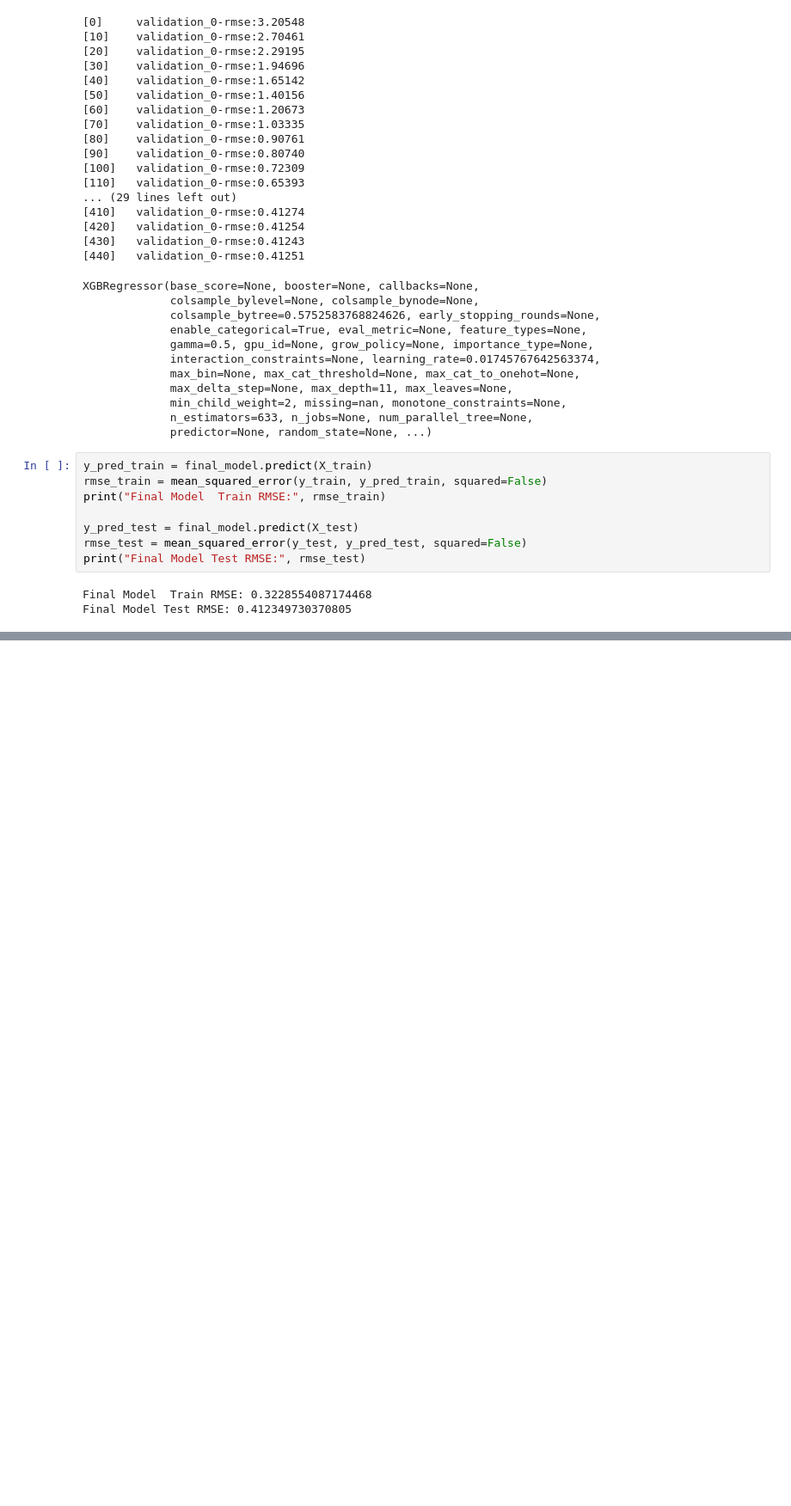
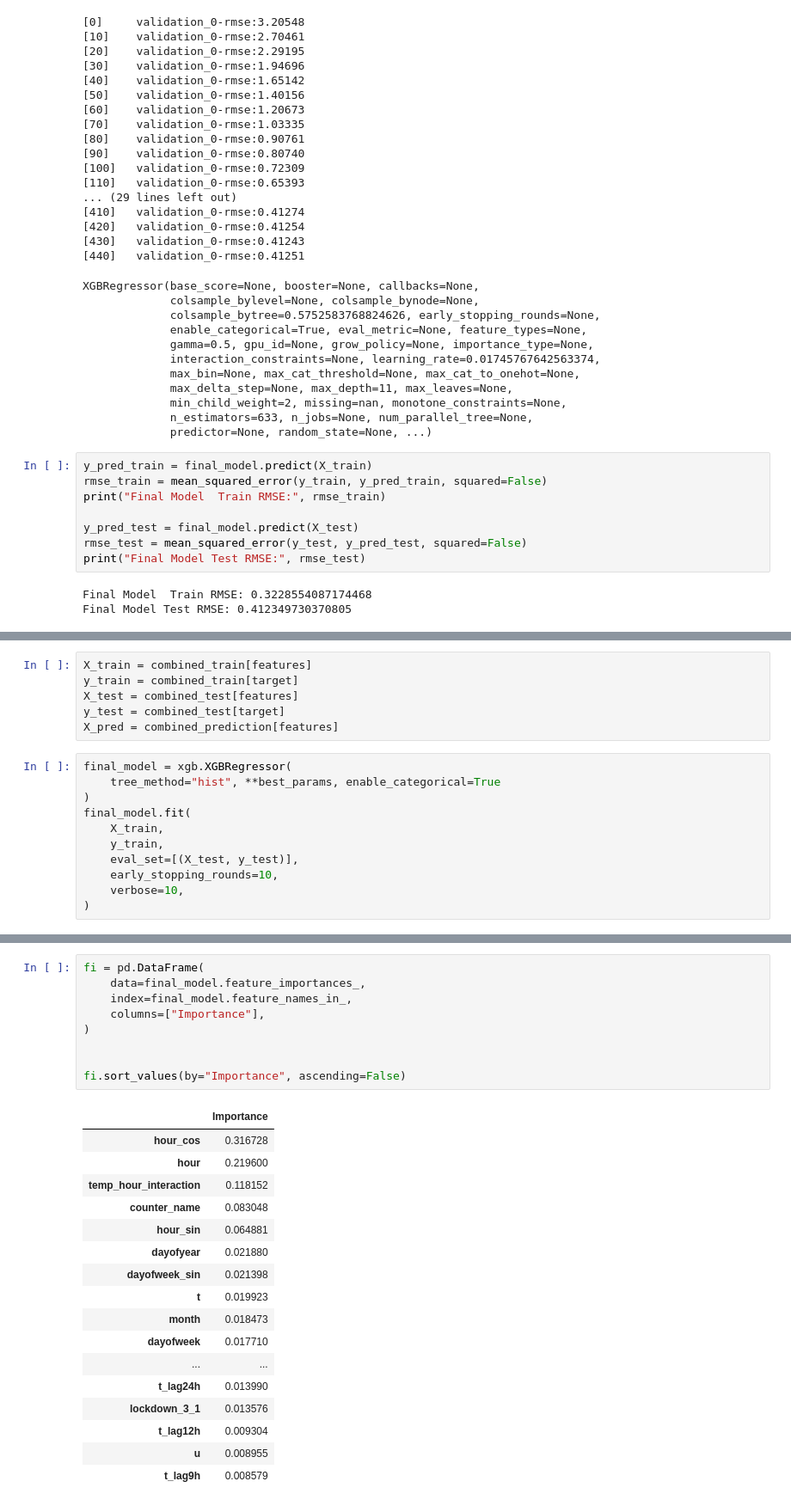
Before and after one commit to Ameya1337/Bike-Counters-Ameya---Qiling, a Jupyter notebook: timeseries continued.ipynb, the cells around one changed output, grey strips where cells are left out. Shown: that part at 86% size. Cells and saved outputs as stored; diff of their text form; blank space fills up the shorter version.

```diff
--- a/timeseries continued.ipynb
+++ b/timeseries continued.ipynb
@@ -2309,0 +2525,17 @@ param_dist = {
+# %%
+X_train = combined_train[features]
+y_train = combined_train[target]
+X_test = combined_test[features]
+y_test = combined_test[target]
+X_pred = combined_prediction[features]
+# %%
+final_model = xgb.XGBRegressor(
+    tree_method="hist", **best_params, enable_categorical=True
+)
+final_model.fit(
+    X_train,
+    y_train,
+    eval_set=[(X_test, y_test)],
+    early_stopping_rounds=10,
+    verbose=10,
+)
@@ -2309,0 +2582,27 @@ param_dist = {
+# %%
+fi = pd.DataFrame(
+    data=final_model.feature_importances_,
+    index=final_model.feature_names_in_,
+    columns=["Importance"],
+)
+
+
+fi.sort_values(by="Importance", ascending=False)
+# %% [output]
+|  | Importance |
+| hour_cos | 0.316728 |
+| hour | 0.219600 |
+| temp_hour_interaction | 0.118152 |
+| counter_name | 0.083048 |
+| hour_sin | 0.064881 |
+| dayofyear | 0.021880 |
+| dayofweek_sin | 0.021398 |
+| t | 0.019923 |
+| month | 0.018473 |
+| dayofweek | 0.017710 |
+| ... | ... |
+| t_lag24h | 0.013990 |
+| lockdown_3_1 | 0.013576 |
+| t_lag12h | 0.009304 |
+| u | 0.008955 |
+| t_lag9h | 0.008579 |
```
Also changed, not shown: parts of 52 cells of this notebook, 4 other files.
